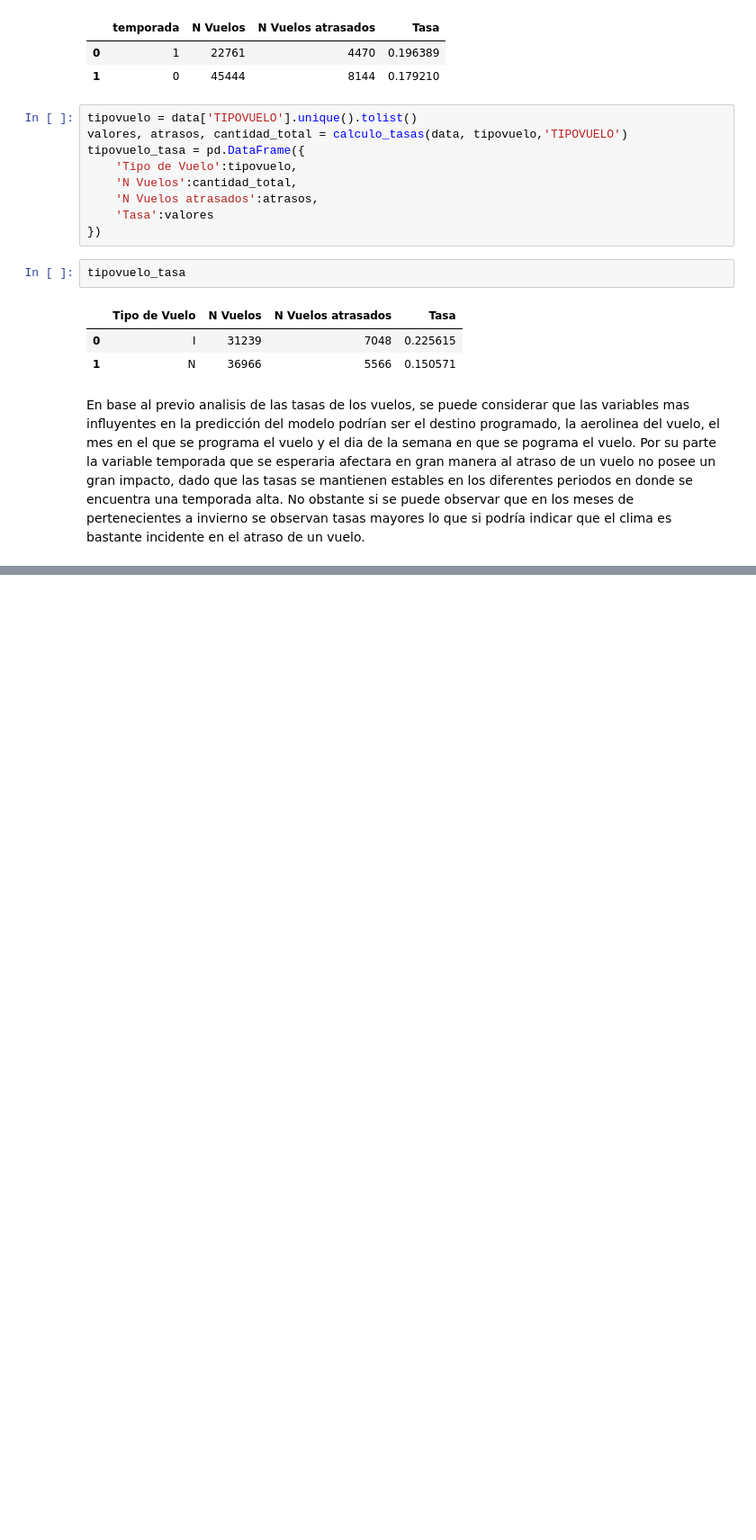
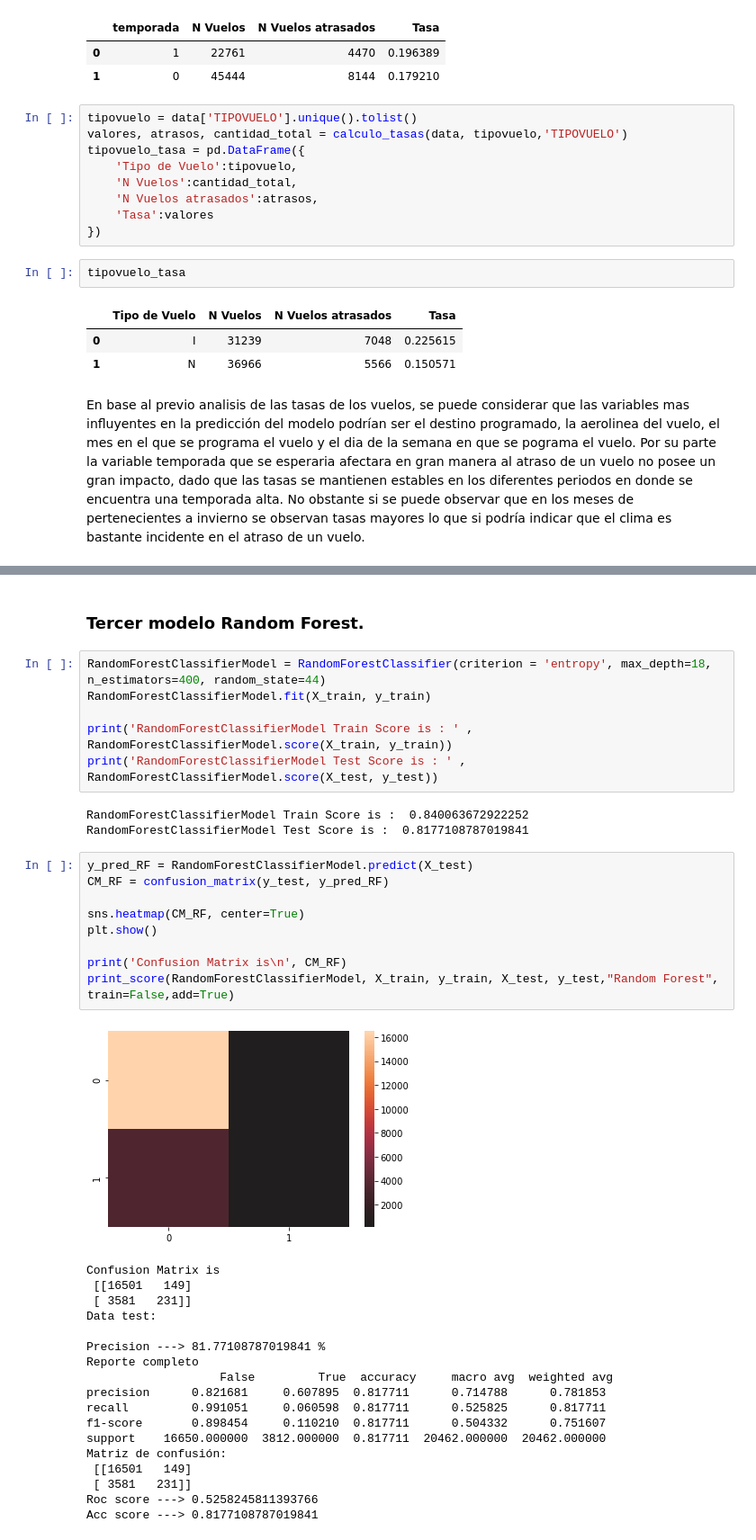
Before and after one commit to MatiasBustamante-11/DesafioLatamMBF, a Jupyter notebook: DesafioLatamMbf.ipynb, the cells around one changed output, grey strips where cells are left out. Shown at 90% size. Drawn from its saved outputs; the diff is of its cells as text; blank space fills up the shorter version.

```diff
--- a/DesafioLatamMbf.ipynb
+++ b/DesafioLatamMbf.ipynb
@@ -580,0 +695,39 @@ En base al previo analisis de las tasas de los vuelos, se puede considerar que l
+# %% [markdown]
+### Tercer modelo Random Forest.
+# %%
+RandomForestClassifierModel = RandomForestClassifier(criterion = 'entropy', max_depth=18, n_estimators=400, random_state=44)
+RandomForestClassifierModel.fit(X_train, y_train)
+
+print('RandomForestClassifierModel Train Score is : ' , RandomForestClassifierModel.score(X_train, y_train))
+print('RandomForestClassifierModel Test Score is : ' , RandomForestClassifierModel.score(X_test, y_test))
+# %% [output]
+RandomForestClassifierModel Train Score is :  0.840063672922252
+RandomForestClassifierModel Test Score is :  0.8177108787019841
+# %%
+y_pred_RF = RandomForestClassifierModel.predict(X_test)
+CM_RF = confusion_matrix(y_test, y_pred_RF)
+
+sns.heatmap(CM_RF, center=True)
+plt.show()
+
+print('Confusion Matrix is\n', CM_RF)
+print_score(RandomForestClassifierModel, X_train, y_train, X_test, y_test,"Random Forest", train=False,add=True)
+# %% [output]
+[figure, added]
+Confusion Matrix is
+ [[16501   149]
+ [ 3581   231]]
+Data test:
+
+Precision ---> 81.77108787019841 %
+Reporte completo
+                   False         True  accuracy     macro avg  weighted avg
+precision      0.821681     0.607895  0.817711      0.714788      0.781853
+recall         0.991051     0.060598  0.817711      0.525825      0.817711
+f1-score       0.898454     0.110210  0.817711      0.504332      0.751607
+support    16650.000000  3812.000000  0.817711  20462.000000  20462.000000
+Matriz de confusión:
+ [[16501   149]
+ [ 3581   231]]
+Roc score ---> 0.5258245811393766
+Acc score ---> 0.8177108787019841
```
Also changed, not shown: parts of 33 cells of this notebook.
